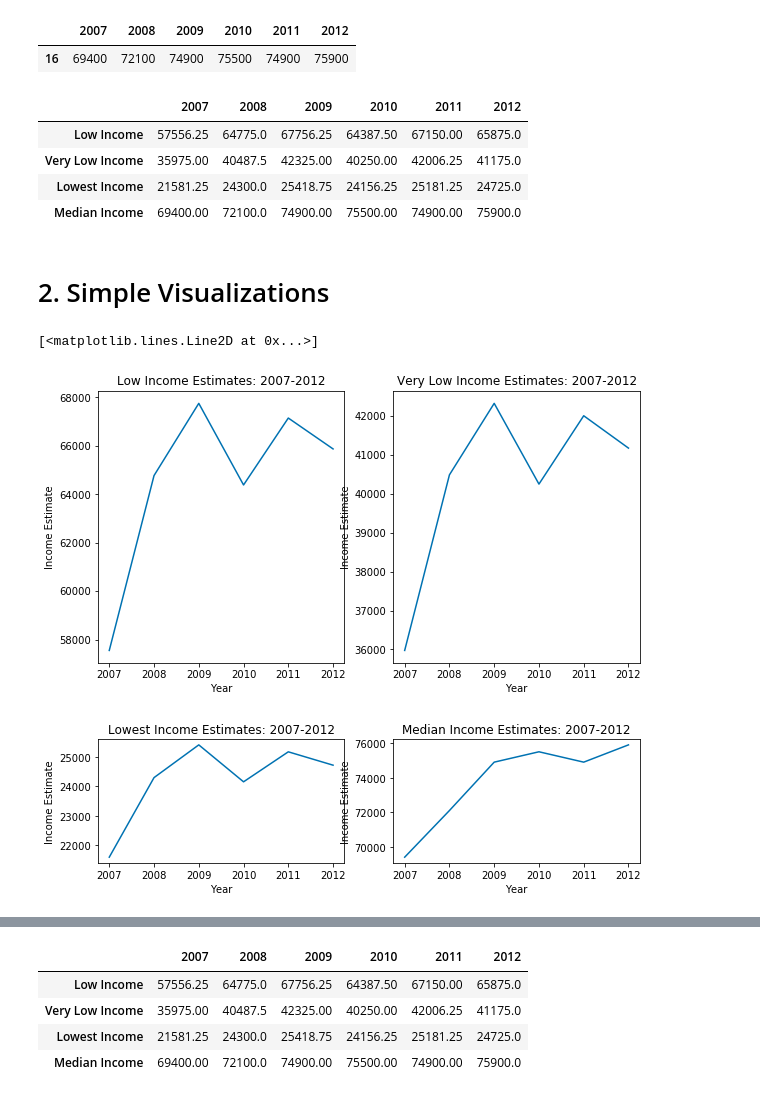
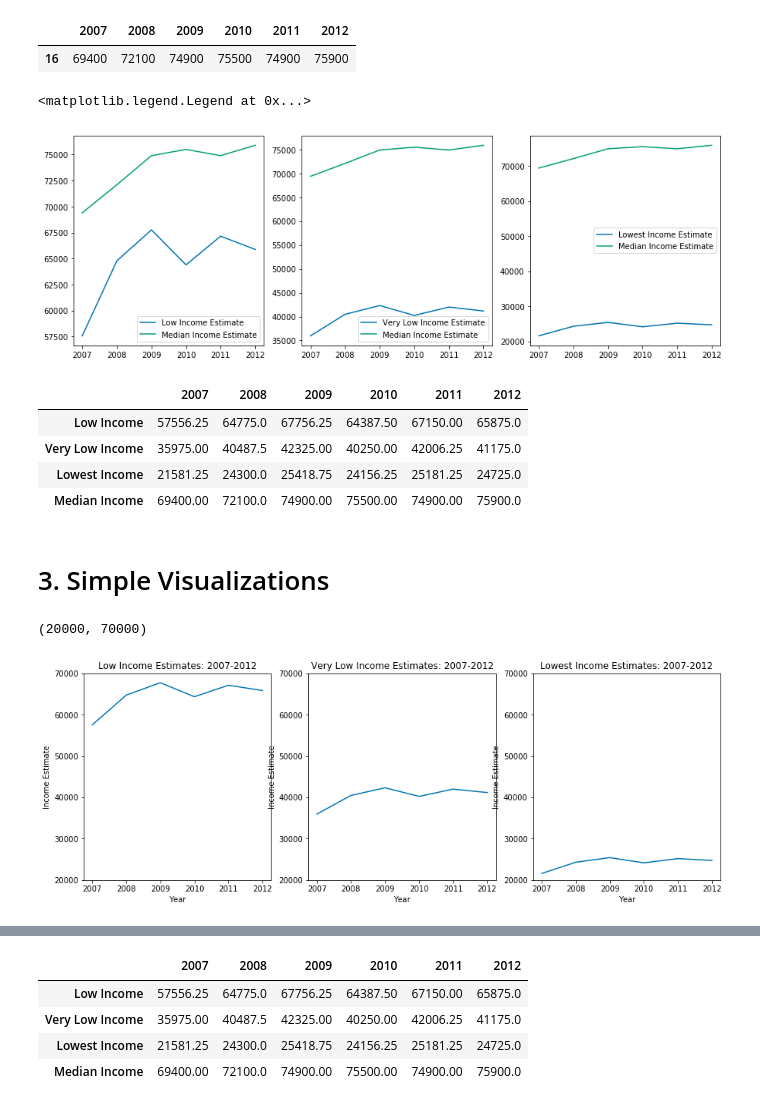
Before and after one commit to mec029/COGS108-Gentrification, a Jupyter notebook: IncomeEstimates.ipynb, the cells around one changed output, grey strips where cells are left out. Cells and saved outputs as stored; diff of their text form; code cells hidden in the pictures.

```diff
--- a/IncomeEstimates.ipynb
+++ b/IncomeEstimates.ipynb
@@ -14,8 +18,4 @@ import random
 from scipy import integrate
 import matplotlib.pyplot as plt
 from mpl_toolkits.mplot3d import Axes3D
-import warnings
-warnings.filterwarnings("ignore")
 %matplotlib inline
-plt.style.use('seaborn-colorblind')
-plt.rcParams['image.cmap'] = 'RdBu'
@@ -240,6 +306,28 @@ medianIncomeGraph
 # %% [output]
 |  | 2007 | 2008 | 2009 | 2010 | 2011 | 2012 |
 | 16 | 69400 | 72100 | 74900 | 75500 | 74900 | 75900 |
+# %%
+plt.figure(1,figsize=(15,5))
+plt.subplot(1,3,1)
+# compare low income to median income
+plt.plot(df_low.T['Low Income'])
+plt.plot(medianIncomeGraph.iloc[0])
+plt.legend(['Low Income Estimate', 'Median Income Estimate'], loc='middle right')
+
+# compare very low income to median income
+plt.subplot(1,3,2)
+plt.plot(df_vlow.T['Very Low Income'])
+plt.plot(medianIncomeGraph.iloc[0])
+plt.legend(['Very Low Income Estimate', 'Median Income Estimate'], loc='middle right')
+
+# compare lowest income to median income
+plt.subplot(1,3,3)
+plt.plot(df_lowest.T['Lowest Income'])
+plt.plot(medianIncomeGraph.iloc[0])
+plt.legend(['Lowest Income Estimate', 'Median Income Estimate'], loc='middle right')
+# %% [output]
+<matplotlib.legend.Legend at 0x...>
+[figure, added]
 # %%
 # Merge data sets
 df_all = df_low.merge(df_vlow, how='outer')
@@ -256,39 +344,35 @@ df_all
 | Lowest Income | 21581.25 | 24300.0 | 25418.75 | 24156.25 | 25181.25 | 24725.0 |
 | Median Income | 69400.00 | 72100.0 | 74900.00 | 75500.00 | 74900.00 | 75900.0 |
 # %% [markdown]
-# 2. Simple Visualizations
+# 3. Simple Visualizations
 # %%
 # Display visualization for Low Income Bracket across the years
 df_income_all = df_all.copy(deep=True)
 plt.figure(1,figsize=(15,5))
 plt.subplot(1,3,1)
 plt.title('Low Income Estimates: 2007-2012')
 plt.xlabel('Year')
 plt.ylabel('Income Estimate')
 plt.plot(df_income_all.T['Low Income'])
+plt.ylim([20000,70000])
+
 
 # Display visualization for Very Low Income Bracket across the years
 plt.subplot(1,3,2)
 plt.title('Very Low Income Estimates: 2007-2012')
 plt.xlabel('Year')
 plt.ylabel('Income Estimate')
 plt.plot(df_income_all.T['Very Low Income'])
+plt.ylim([20000,70000])
+
 
 # Display visualization for Lowest Income Bracket across the years
-plt.figure(2,figsize=(15,5))
-plt.subplot(2,3,1)
+plt.subplot(1,3,3)
 plt.title('Lowest Income Estimates: 2007-2012')
 plt.xlabel('Year')
 plt.ylabel('Income Estimate')
 plt.plot(df_income_all.T['Lowest Income'])
-
-# Display visualization for Median Income Bracket across the years
-plt.subplot(2,3,2)
-plt.title('Median Income Estimates: 2007-2012')
-plt.xlabel('Year')
-plt.ylabel('Income Estimate')
-plt.plot(df_income_all.T['Median Income'])
+plt.ylim([20000,70000])
 # %% [output]
-[<matplotlib.lines.Line2D at 0x...>]
+(20000, 70000)
-[figure, old version]
+[figure, new version]
-[figure, removed]
```
Also changed, not shown: parts of 21 cells of this notebook.
